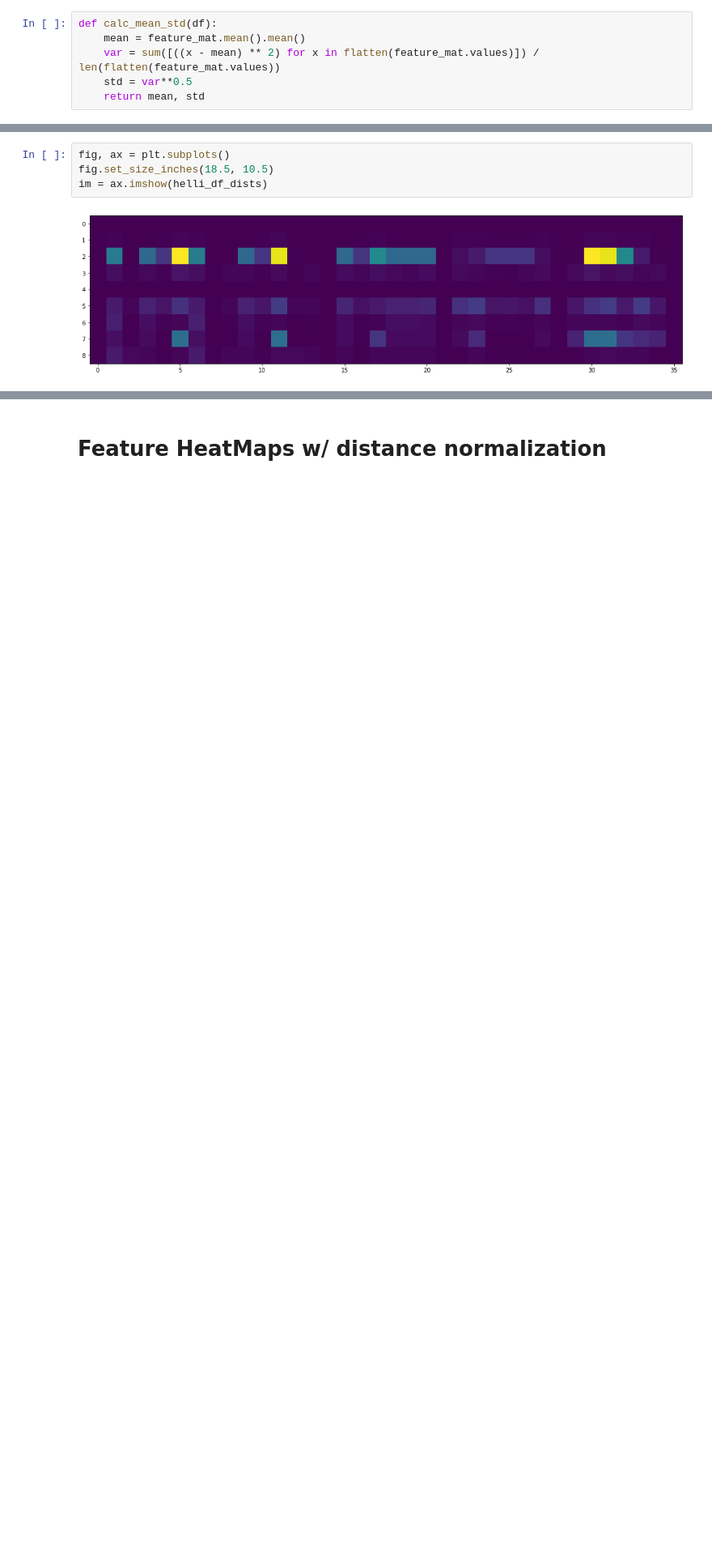
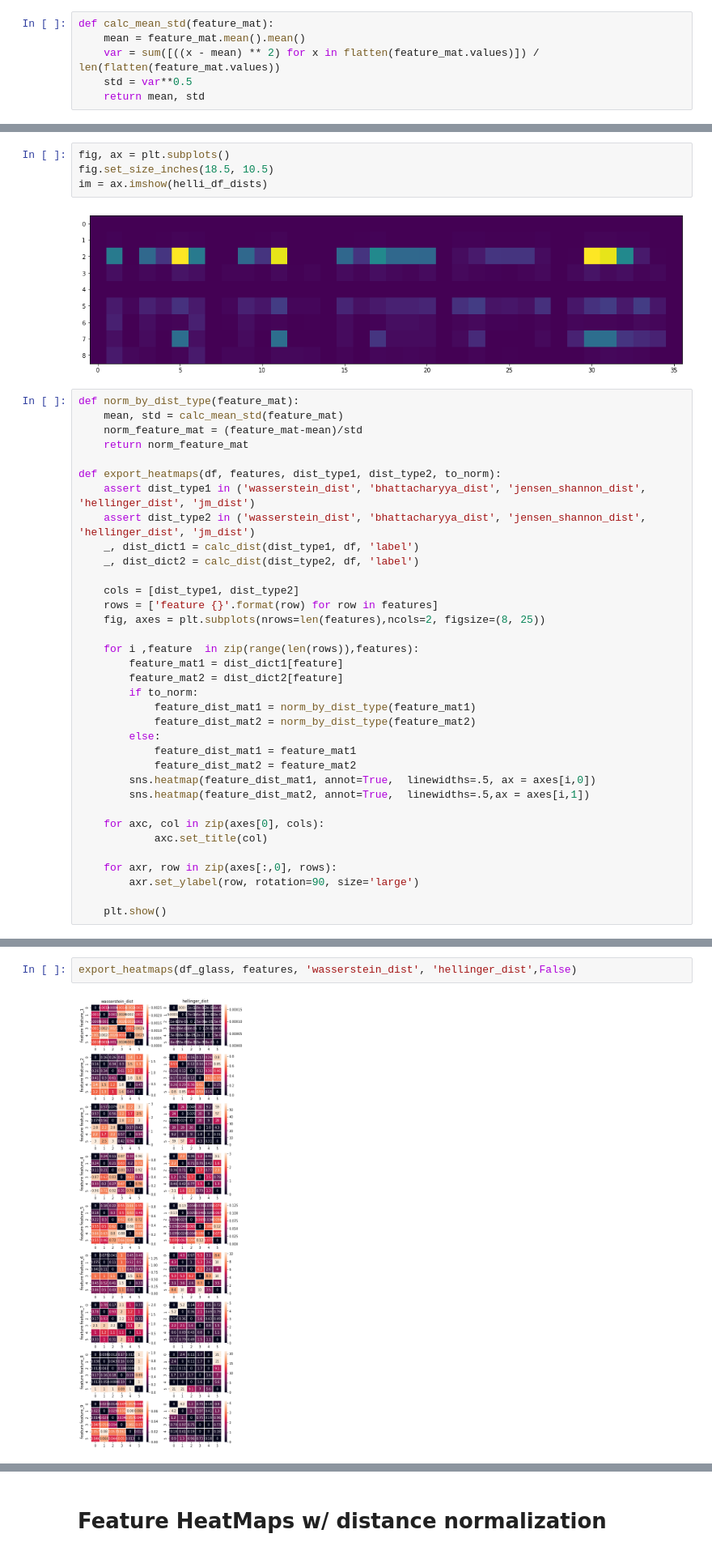
Before and after one commit to Omer-Hedvat/Thesis-TauTransformer, a Jupyter notebook: Omer's notebook.ipynb, the cells around one changed output, grey strips where cells are left out. Shown at 81% size. Saved outputs shown, nothing was run; the diff lists cells and outputs as text; blank space fills up the shorter version.

Commit message:
heatmaps fixed

```diff
--- a/Omer's notebook.ipynb
+++ b/Omer's notebook.ipynb
@@ -125,7 +125,7 @@ def calc_dist(dist_func_name, df, target_col):
     dist_dict = {f'feature_{idx+1}': pd.DataFrame(mat) for idx, mat in enumerate(distances)}
     return df_dists, dist_dict
 # %%
-def calc_mean_std(df):
+def calc_mean_std(feature_mat):
     mean = feature_mat.mean().mean()
     var = sum([((x - mean) ** 2) for x in flatten(feature_mat.values)]) / len(flatten(feature_mat.values))
     std = var**0.5
@@ -174,3 +174,38 @@ fig.set_size_inches(18.5, 10.5)
 im = ax.imshow(helli_df_dists)
 # %% [output]
 [figure]
+# %%
+def norm_by_dist_type(feature_mat):
+    mean, std = calc_mean_std(feature_mat)
+    norm_feature_mat = (feature_mat-mean)/std
+    return norm_feature_mat
+
+def export_heatmaps(df, features, dist_type1, dist_type2, to_norm):
+    assert dist_type1 in ('wasserstein_dist', 'bhattacharyya_dist', 'jensen_shannon_dist', 'hellinger_dist', 'jm_dist')
+    assert dist_type2 in ('wasserstein_dist', 'bhattacharyya_dist', 'jensen_shannon_dist', 'hellinger_dist', 'jm_dist')
+    _, dist_dict1 = calc_dist(dist_type1, df, 'label')
+    _, dist_dict2 = calc_dist(dist_type2, df, 'label')
+
+    cols = [dist_type1, dist_type2]
+    rows = ['feature {}'.format(row) for row in features]
+    fig, axes = plt.subplots(nrows=len(features),ncols=2, figsize=(8, 25))
+
+    for i ,feature  in zip(range(len(rows)),features):
+        feature_mat1 = dist_dict1[feature]
+        feature_mat2 = dist_dict2[feature]
+        if to_norm:
+            feature_dist_mat1 = norm_by_dist_type(feature_mat1)
+            feature_dist_mat2 = norm_by_dist_type(feature_mat2)
+        else:
+            feature_dist_mat1 = feature_mat1
+            feature_dist_mat2 = feature_mat2
+        sns.heatmap(feature_dist_mat1, annot=True,  linewidths=.5, ax = axes[i,0])
+        sns.heatmap(feature_dist_mat2, annot=True,  linewidths=.5,ax = axes[i,1])
+
+    for axc, col in zip(axes[0], cols):
+            axc.set_title(col)
+
+    for axr, row in zip(axes[:,0], rows):
+        axr.set_ylabel(row, rotation=90, size='large')
+
+    plt.show()
@@ -176,0 +214,4 @@ im = ax.imshow(helli_df_dists)
+# %%
+export_heatmaps(df_glass, features, 'wasserstein_dist', 'hellinger_dist',False)
+# %% [output]
+[figure, added]
```
Also changed, not shown: parts of 13 cells of this notebook, 1 other file.
